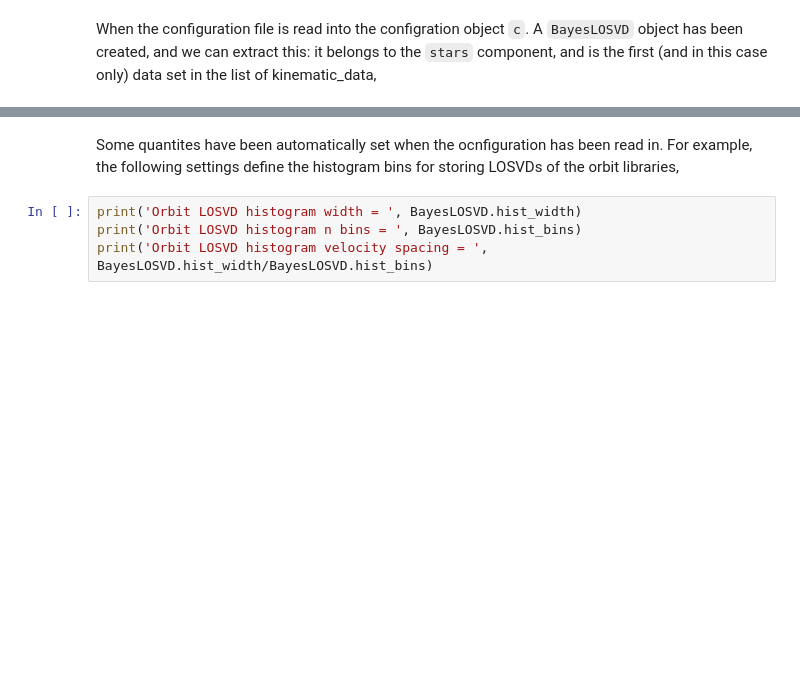
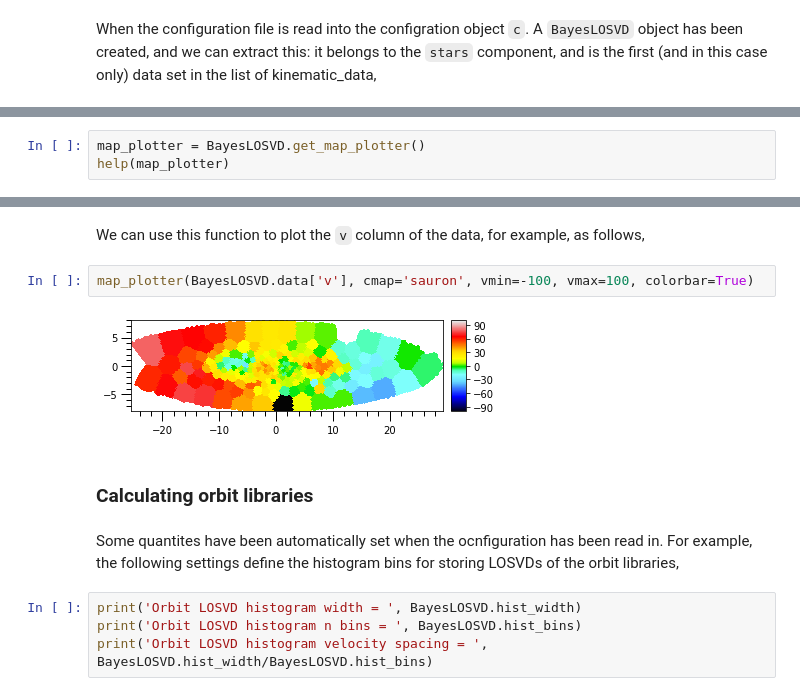
Before and after one commit to dynamics-of-stellar-systems/dynamite, a Jupyter notebook: dev_tests/bayes_losvd/DYNMAITE_and_BAYES_LOSVD.ipynb, the cells around one changed output, grey strips where cells are left out. Saved outputs shown, nothing was run; the diff lists cells and outputs as text; blank space fills up the shorter version.

```diff
--- a/dev_tests/bayes_losvd/DYNMAITE_and_BAYES_LOSVD.ipynb
+++ b/dev_tests/bayes_losvd/DYNMAITE_and_BAYES_LOSVD.ipynb
@@ -277,0 +267,3 @@ print(type(BayesLOSVD))
+# %%
+map_plotter = BayesLOSVD.get_map_plotter()
+help(map_plotter)
@@ -278,3 +289,11 @@ print(type(BayesLOSVD))
+# %% [markdown]
+We can use this function to plot the `v` column of the data, for example, as follows,
+# %%
+map_plotter(BayesLOSVD.data['v'], cmap='sauron', vmin=-100, vmax=100, colorbar=True)
+# %% [output]
+[figure, added]
+# %% [markdown]
+### Calculating orbit libraries
 # %% [markdown]
 Some quantites have been automatically set when the ocnfiguration has been read in. For example, the following settings define the histogram bins for storing LOSVDs of the orbit libraries,
 # %%
```
Also changed, not shown: parts of 56 cells of this notebook, 3 other files.
